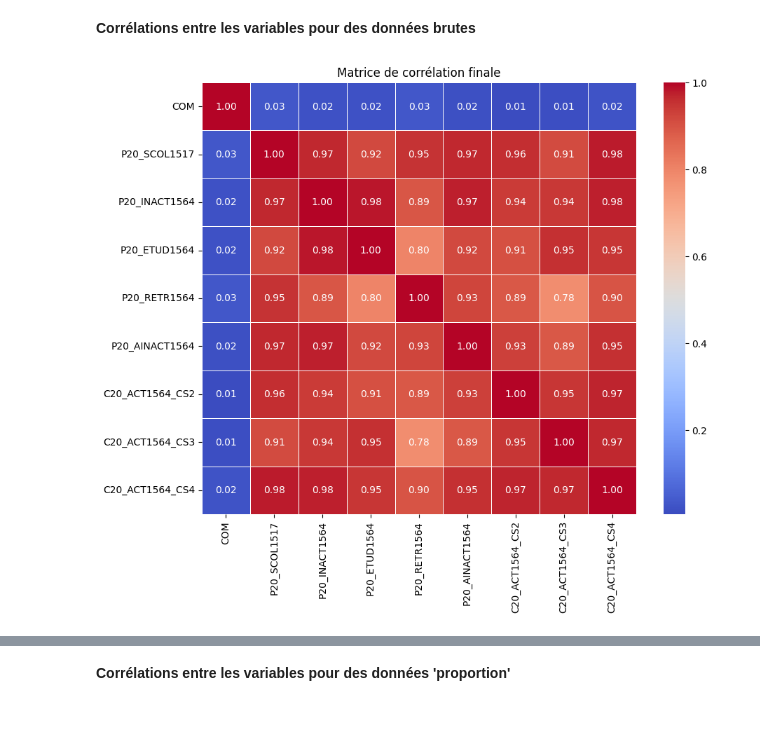
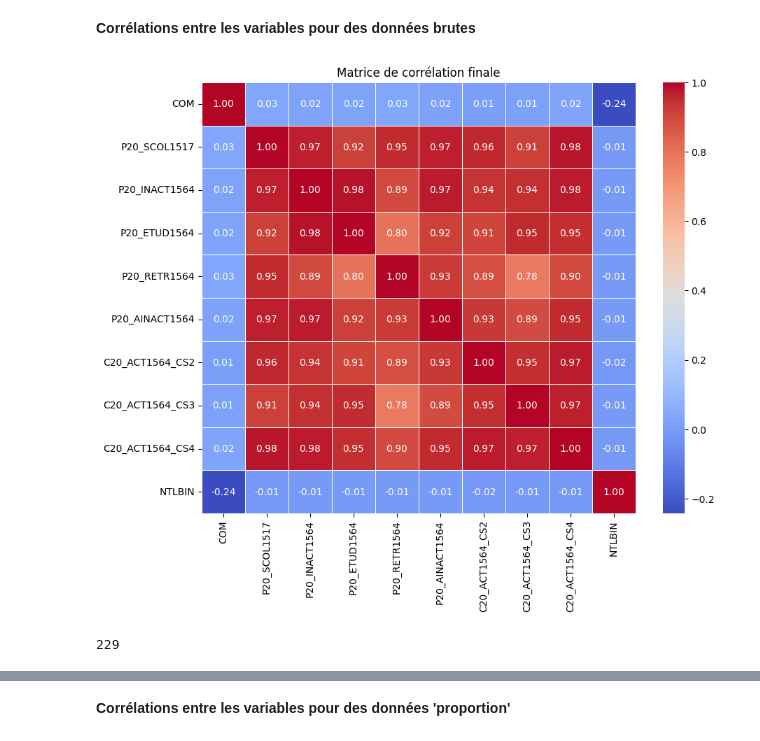
Before and after one commit to mathildetissandier/stage2, a Jupyter notebook: Corrélations1.ipynb, the cells around one changed output, grey strips where cells are left out. Drawn from its saved outputs; the diff is of its cells as text; code cells hidden in the pictures.

```diff
--- a/Corrélations1.ipynb
+++ b/Corrélations1.ipynb
@@ -9,38 +14,48 @@ import matplotlib.pyplot as plt
 # Charger le fichier Excel dans un DataFrame Pandas
 data0 = pd.read_excel("Table1.xlsx")
 data=data0.drop('N TL',axis=1)
+test2=pd.read_excel('test2.xlsx',index_col=0)
+
+test2=test2.reset_index(drop=True)
+
+data['NTLBIN']=test2['NTLBIN']
 # Exclure les colonnes de type objet (texte)
 numerical_data = data.select_dtypes(exclude=['object'])
 
 # Calculer la matrice de corrélation
 correlation_matrix = numerical_data.corr()
 
 # Boucle jusqu'à ce qu'il n'y ait plus de corrélations supérieures à 0.90
 while True:
     # Trouver les paires de variables fortement corrélées
     upper = correlation_matrix.where(np.triu(np.ones(correlation_matrix.shape), k=1).astype(bool))
-    high_corr = (upper > 0.99).any()
+    high_corr = (upper > 0.995).any()
 
     # Sortir de la boucle si aucune corrélation supérieure à 0.90 n'est trouvée
     if not high_corr.any():
         break
 
     # Identifier la première variable corrélée
     first_high_corr = high_corr.index[high_corr.argmax()]
 
     # Identifier les variables corrélées avec la première variable
     corr_with_first = correlation_matrix[first_high_corr][correlation_matrix[first_high_corr] > 0.5].index.tolist()
 
     # Supprimer une des variables corrélées
     numerical_data.drop(corr_with_first[1], axis=1, inplace=True)
 
     # Recalculer la matrice de corrélation
     correlation_matrix = numerical_data.corr()
 
 # Tracer la matrice de corrélation finale avec Seaborn
 plt.figure(figsize=(10, 8))
 sns.heatmap(correlation_matrix, annot=True, cmap='coolwarm', fmt=".2f", linewidths=.5)
 plt.title("Matrice de corrélation finale")
 plt.show()
 # %% [output]
-[figure, old version]
+[figure, new version]
+# %%
+nombre_individus = data[data['MED20'] =='s'].shape[0]
+print(nombre_individus)
+# %% [output]
+229
```
Also changed, not shown: parts of 18 cells of this notebook.
